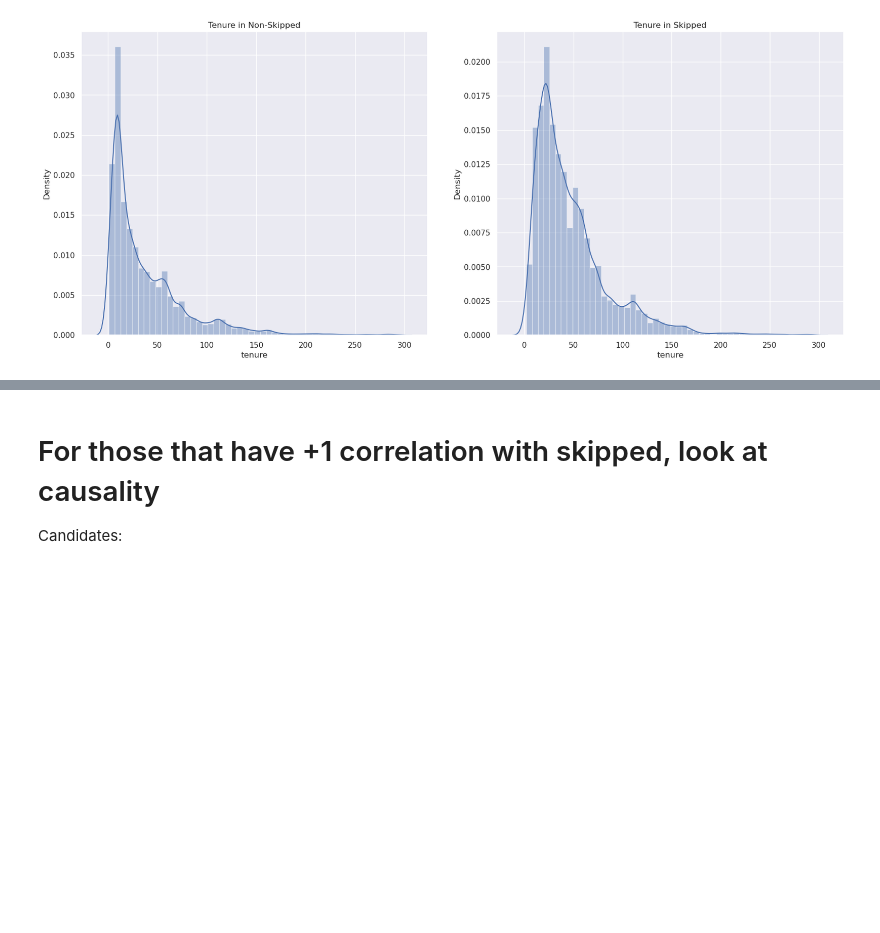
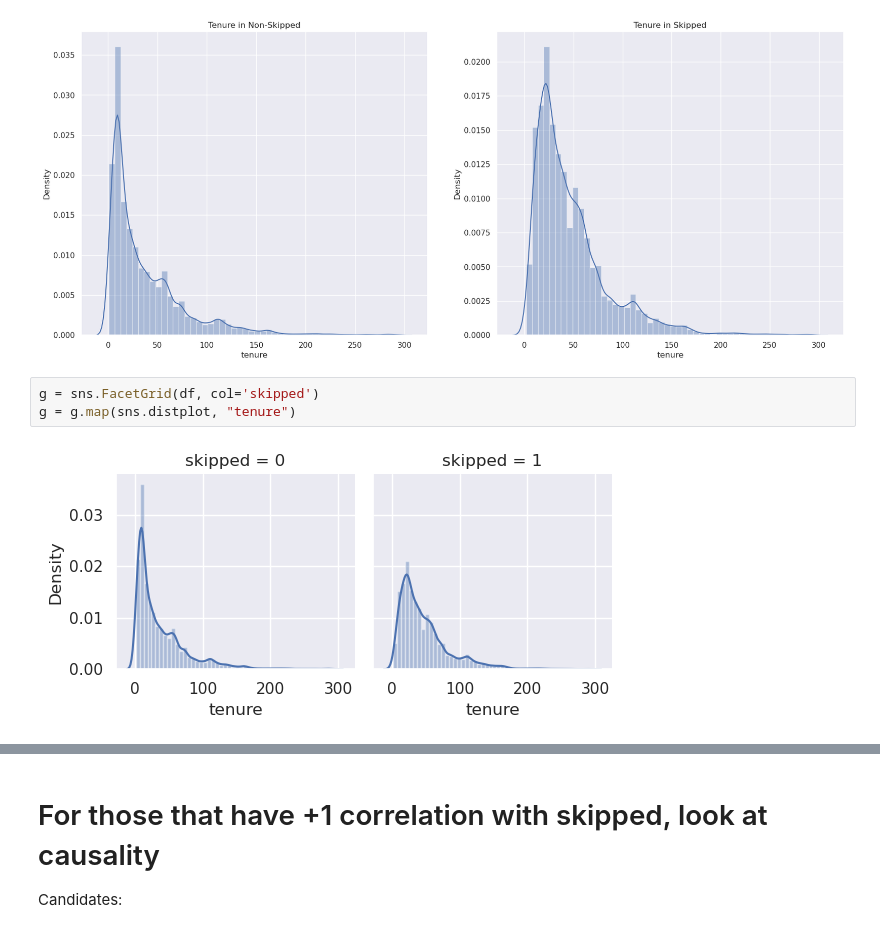
Before and after one commit to mindyng/Take-Homes, a Jupyter notebook: tovala2.ipynb, the cells around one changed output, grey strips where cells are left out. Saved outputs shown, nothing was run; the diff lists cells and outputs as text; blank space fills up the shorter version.

```diff
--- a/tovala2.ipynb
+++ b/tovala2.ipynb
@@ -1321,3 +1306,8 @@ ax[1].set_title('Tenure in Skipped')
 plt.show()
 # %% [output]
 [figure]
+# %%
+g = sns.FacetGrid(df, col='skipped')
+g = g.map(sns.distplot, "tenure")
+# %% [output]
+[figure, added]
```
Also changed, not shown: parts of 19 cells of this notebook.
